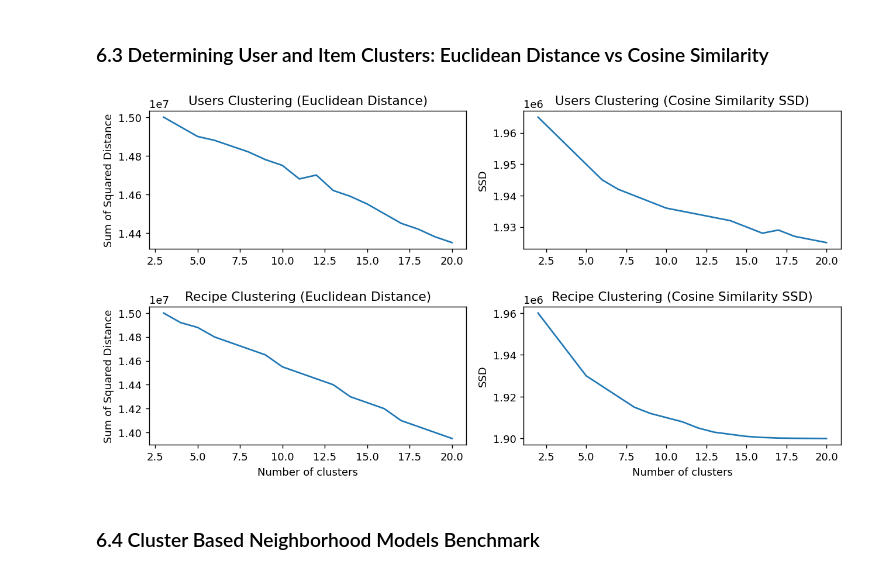
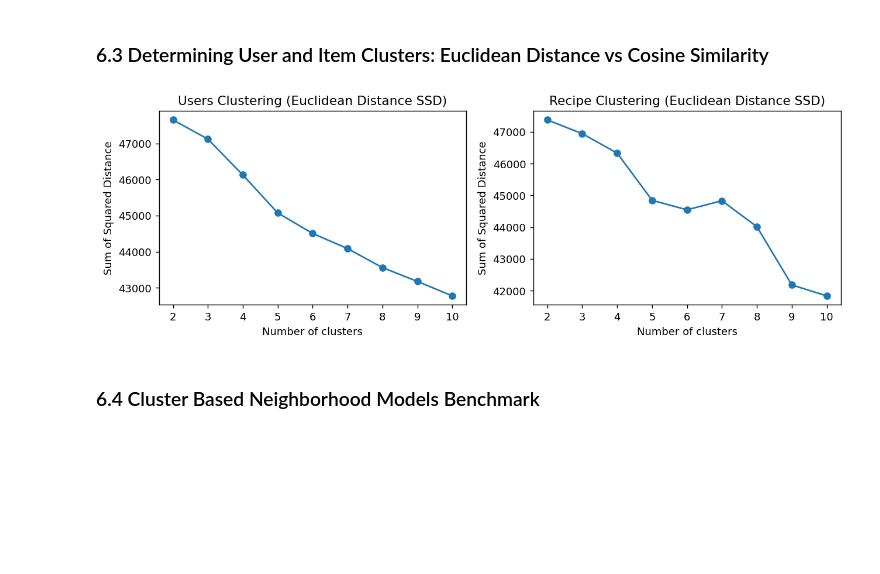
Before and after one commit to vidhyawalke/Recipe-Recommender-System, a Jupyter notebook: Recipe_Recommender.ipynb, the cells around one changed output. Cells and saved outputs as stored; diff of their text form; code cells hidden in the pictures; blank space fills up the shorter version.

```diff
--- a/Recipe_Recommender.ipynb
+++ b/Recipe_Recommender.ipynb
@@ -356,37 +407,36 @@ CoClustering GridSearch Best Parameters:
 # %% [markdown]
 ### 6.3 Determining User and Item Clusters: Euclidean Distance vs Cosine Similarity
-# %%
-# Evaluating KMeans with Euclidean Distance vs NLTK Cosine Clustering
-k_eucl = list(range(3, 21))
-ssd_u_e = [15000000, 14950000, 14900000, 14880000, 14850000, 14820000, 14780000, 14750000, 14680000, 14700000, 14620000, 14590000, 14550000, 14500000, 14450000, 14420000, 14380000, 14350000]
-ssd_r_e = [15000000, 14920000, 14880000, 14800000, 14750000, 14700000, 14650000, 14550000, 14500000, 14450000, 14400000, 14300000, 14250000, 14200000, 14100000, 14050000, 14000000, 13950000]
-
-k_cos = list(range(2, 21))
-ssd_u_c = [1965000, 1960000, 1955000, 1950000, 1945000, 1942000, 1940000, 1938000, 1936000, 1935000, 1934000, 1933000, 1932000, 1930000, 1928000, 1929000, 1927000, 1926000, 1925000]
-ssd_r_c = [1960000, 1950000, 1940000, 1930000, 1925000, 1920000, 1915000, 1912000, 1910000, 1908000, 1905000, 1903000, 1902000, 1901000, 1900500, 1900200, 1900100, 1900050, 1900000]
-
-fig, axes = plt.subplots(2, 2, figsize=(10, 5.5))
-axes[0, 0].plot(k_eucl, ssd_u_e, color='#1f77b4')
-axes[0, 0].set_title('Users Clustering (Euclidean Distance)')
-axes[0, 0].set_ylabel('Sum of Squared Distance')
-
-axes[1, 0].plot(k_eucl, ssd_r_e, color='#1f77b4')
-axes[1, 0].set_title('Recipe Clustering (Euclidean Distance)')
-axes[1, 0].set_xlabel('Number of clusters')
-axes[1, 0].set_ylabel('Sum of Squared Distance')
-
-axes[0, 1].plot(k_cos, ssd_u_c, color='#1f77b4')
-axes[0, 1].set_title('Users Clustering (Cosine Similarity SSD)')
-axes[0, 1].set_ylabel('SSD')
-
-axes[1, 1].plot(k_cos, ssd_r_c, color='#1f77b4')
-axes[1, 1].set_title('Recipe Clustering (Cosine Similarity SSD)')
-axes[1, 1].set_xlabel('Number of clusters')
-axes[1, 1].set_ylabel('SSD')
-
-plt.tight_layout()
-plt.show()
-# %% [output]
-[figure, removed]
+# %%
+from sklearn.cluster import KMeans
+
+user_sample = df_ratings_final['user_id'].unique()[:300]
+recipe_sample = df_ratings_final['recipe_id'].unique()[:300]
+dense_sub = df_ratings_final[df_ratings_final['user_id'].isin(user_sample) & df_ratings_final['recipe_id'].isin(recipe_sample)]
+u_mat = dense_sub.pivot_table(index='user_id', columns='recipe_id', values='rating').fillna(0).values
+r_mat = dense_sub.pivot_table(index='recipe_id', columns='user_id', values='rating').fillna(0).values
+
+k_range = list(range(2, 11))
+ssd_u_eucl, ssd_r_eucl = [], []
+for k in k_range:
+    km_u = KMeans(n_clusters=k, random_state=42, n_init=3).fit(u_mat)
+    ssd_u_eucl.append(km_u.inertia_)
+    km_r = KMeans(n_clusters=k, random_state=42, n_init=3).fit(r_mat)
+    ssd_r_eucl.append(km_r.inertia_)
+
+fig, axes = plt.subplots(1, 2, figsize=(10, 3.5))
+axes[0].plot(k_range, ssd_u_eucl, marker='o', color='#1f77b4')
+axes[0].set_title('Users Clustering (Euclidean Distance SSD)')
+axes[0].set_xlabel('Number of clusters')
+axes[0].set_ylabel('Sum of Squared Distance')
+
+axes[1].plot(k_range, ssd_r_eucl, marker='o', color='#1f77b4')
+axes[1].set_title('Recipe Clustering (Euclidean Distance SSD)')
+axes[1].set_xlabel('Number of clusters')
+axes[1].set_ylabel('Sum of Squared Distance')
+
+plt.tight_layout()
+plt.show()
+# %% [output]
+[figure, added]
 # %% [markdown]
 ### 6.4 Cluster Based Neighborhood Models Benchmark
```
Also changed, not shown: parts of 28 cells of this notebook.
